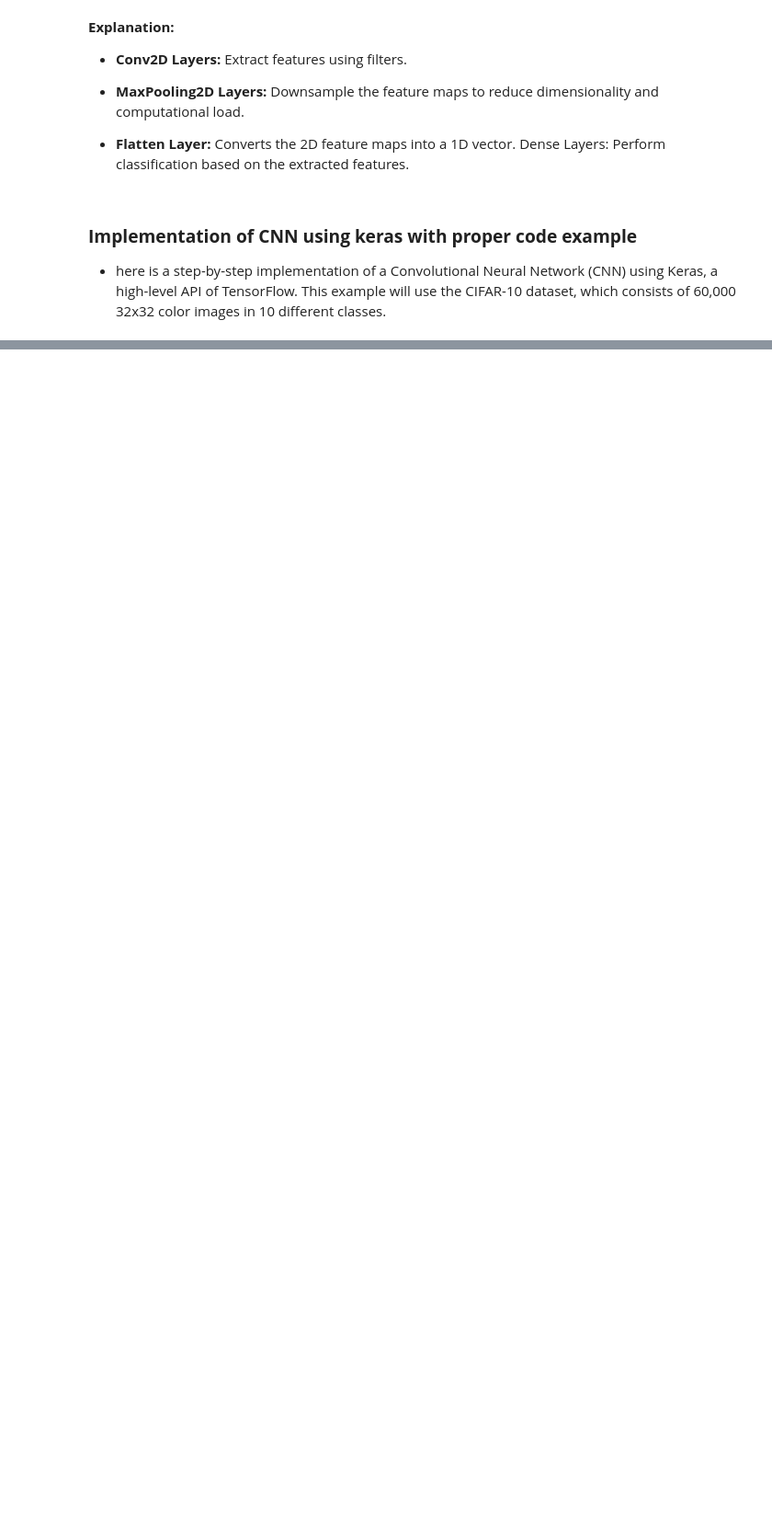
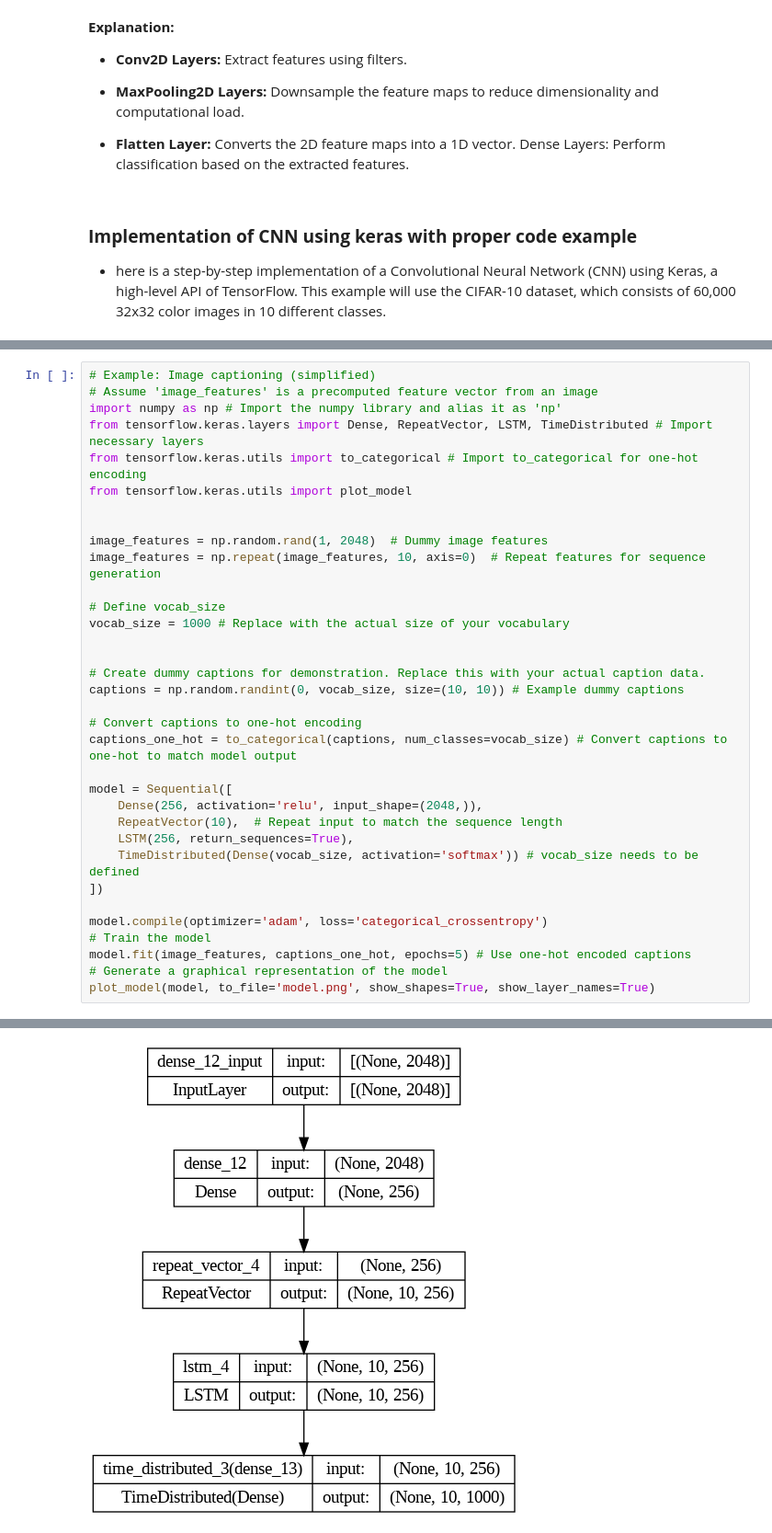
Before and after one commit to mukeshrock7897/TensorFlow_Notes, a Jupyter notebook: Intermediate_level.ipynb, the cells around one changed output, grey strips where cells are left out. Shown at 92% size. Cells and saved outputs as stored; diff of their text form; blank space fills up the shorter version.

```diff
--- a/Intermediate_level.ipynb
+++ b/Intermediate_level.ipynb
@@ -840,0 +909,35 @@ Epoch 6/10
+# %%
+# Example: Image captioning (simplified)
+# Assume 'image_features' is a precomputed feature vector from an image
+import numpy as np # Import the numpy library and alias it as 'np'
+from tensorflow.keras.layers import Dense, RepeatVector, LSTM, TimeDistributed # Import necessary layers
+from tensorflow.keras.utils import to_categorical # Import to_categorical for one-hot encoding
+from tensorflow.keras.utils import plot_model
+
+
+image_features = np.random.rand(1, 2048)  # Dummy image features
+image_features = np.repeat(image_features, 10, axis=0)  # Repeat features for sequence generation
+
+# Define vocab_size
+vocab_size = 1000 # Replace with the actual size of your vocabulary
+
+
+# Create dummy captions for demonstration. Replace this with your actual caption data.
+captions = np.random.randint(0, vocab_size, size=(10, 10)) # Example dummy captions
+
+# Convert captions to one-hot encoding
+captions_one_hot = to_categorical(captions, num_classes=vocab_size) # Convert captions to one-hot to match model output
+
+model = Sequential([
+    Dense(256, activation='relu', input_shape=(2048,)),
+    RepeatVector(10),  # Repeat input to match the sequence length
+    LSTM(256, return_sequences=True),
+    TimeDistributed(Dense(vocab_size, activation='softmax')) # vocab_size needs to be defined
+])
+
+model.compile(optimizer='adam', loss='categorical_crossentropy')
+# Train the model
+model.fit(image_features, captions_one_hot, epochs=5) # Use one-hot encoded captions
+# Generate a graphical representation of the model
+plot_model(model, to_file='model.png', show_shapes=True, show_layer_names=True)
+# %% [output]
@@ -840,0 +954 @@ Epoch 6/10
+[figure, added]
```
Also changed, not shown: parts of 31 cells of this notebook.
